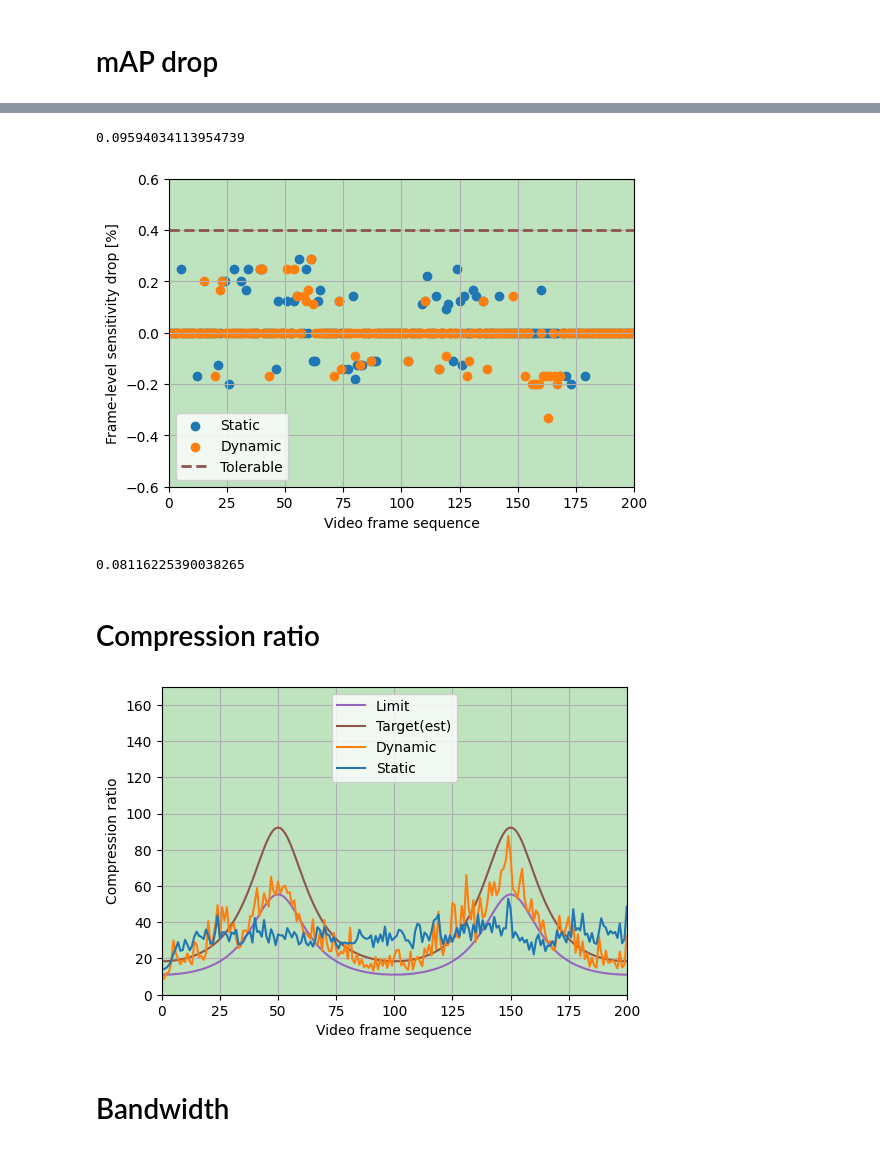
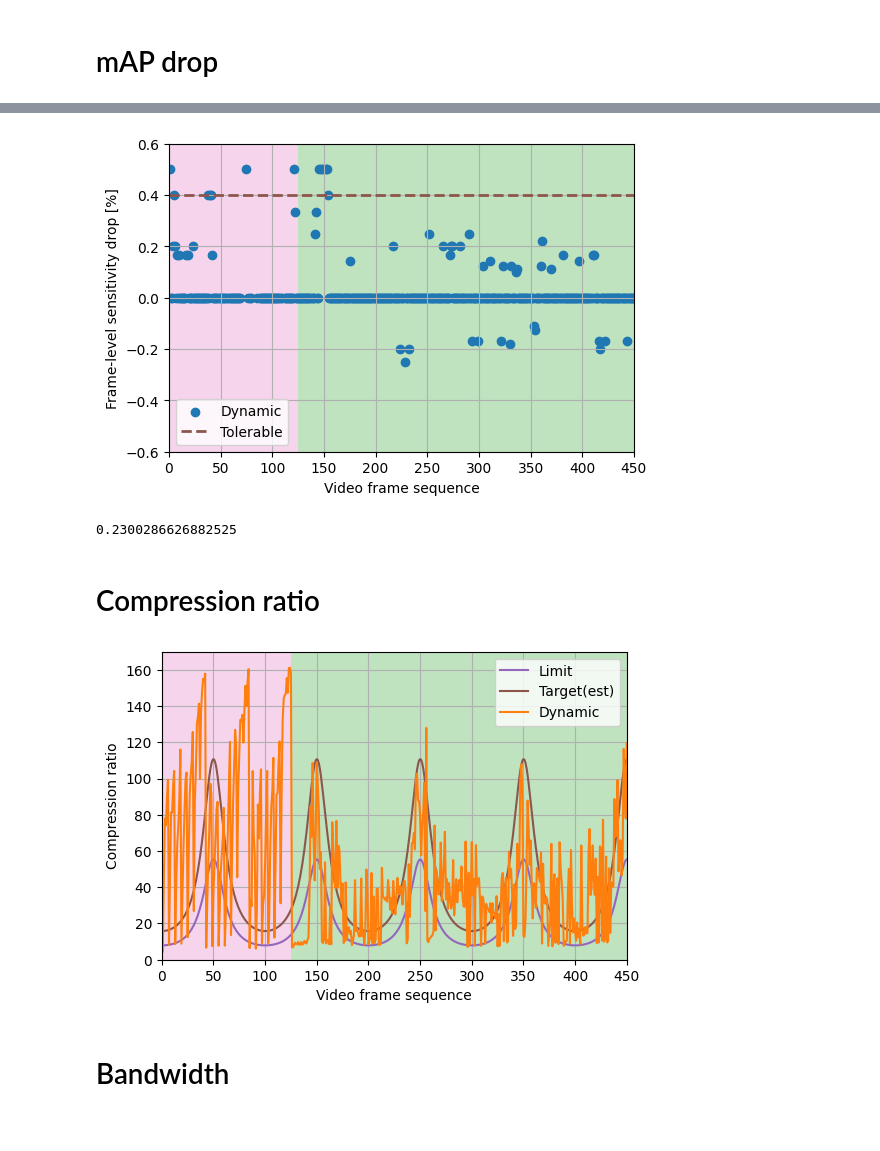
Before and after one commit to Rexyyj/split_DNN_framework, a Jupyter notebook: dynamic_framework/plots/map_drop.ipynb, the cells around one changed output, grey strips where cells are left out. Drawn from its saved outputs; the diff is of its cells as text; code cells hidden in the pictures.

```diff
--- a/dynamic_framework/plots/map_drop.ipynb
+++ b/dynamic_framework/plots/map_drop.ipynb
@@ -3,9 +3,9 @@ import numpy as np
 import matplotlib.pyplot as plt
 import pandas as pd
 # %%
-local_df = pd.read_csv("../measurements/local/map.csv")
-map_df = pd.read_csv("../measurements/JPEG_manager_dyanmic2/map.csv")
-cha_df = pd.read_csv("../measurements/JPEG_manager_dyanmic2/characteristic.csv")
+local_df = pd.read_csv("../measurements/local_long/map.csv")
+map_df = pd.read_csv("../measurements/JPEG_manager_history4/map.csv")
+cha_df = pd.read_csv("../measurements/JPEG_manager_history4/characteristic.csv")
 
 static_map_df = pd.read_csv("../measurements/jpeg_no_change/map.csv")
 static_cha_df = pd.read_csv("../measurements/jpeg_no_change/characteristic.csv")
@@ -84,9 +84,3 @@ plt.savefig("./images/jpeg_map_drop.pdf")
-# %%
-temp  = local_df["map"].to_numpy() - static_map_df["map"].to_numpy()
-
-temp.std()
-# %% [output]
-0.09594034113954739
 # %%
 plt.figure(figsize=(6,4))
 
@@ -98,7 +92,7 @@ for i in range(len(feasibility)):
         plt.axvspan(i, i+1, facecolor='tab:pink', alpha=0.3)
 
 
-plt.scatter(static_map_df["frame_id"].to_numpy(),local_df["sensitivity"].to_numpy() - static_map_df["sensitivity"].to_numpy(),label="Static")
+# plt.scatter(static_map_df["frame_id"].to_numpy(),local_df["sensitivity"].to_numpy() - static_map_df["sensitivity"].to_numpy(),label="Static")
 plt.scatter(map_df["frame_id"].to_numpy(),local_df["sensitivity"].to_numpy() - map_df["sensitivity"].to_numpy(),label="Dynamic")
 plt.axhline(y=0.4, color='tab:brown', linestyle='--', linewidth=2,label="Tolerable")
 
@@ -112,13 +106,13 @@ plt.ylabel("Frame-level sensitivity drop [%]")
 plt.autoscale(axis="x",tight=True)
 plt.savefig("./images/jpeg_sensitivity_drop.pdf")
 # %% [output]
-[figure, old version]
+[figure, new version]
 # %%
 temp  = local_df["sensitivity"].to_numpy() - map_df["sensitivity"].to_numpy()
 
 temp.std()
 # %% [output]
-0.08116225390038265
+0.2300286626882525
 # %% [markdown]
 # Compression ratio
 # %%
@@ -128,28 +122,28 @@ static_cha_df["ratio"] = raw_tensor_size/static_cha_df["datasize_real"]
 # %%
 plt.figure(figsize=(6,4))
 
 
 feasibility = map_df["feasible"].to_numpy()
 for i in range(len(feasibility)):
     if feasibility[i] == 1:
         plt.axvspan(i, i+1, facecolor='tab:green', alpha=0.3)
     else:
         plt.axvspan(i, i+1, facecolor='tab:pink', alpha=0.3)
 
 plt.plot(cha_df["frame_id"].to_numpy(),raw_tensor_size*8/(cha_df["bandwidth"]*0.01),color="tab:purple",label="Limit")
 plt.plot(cha_df["frame_id"].to_numpy(),cha_df["target_cmp"],color="tab:brown",label="Target(est)")
 plt.plot(cha_df["frame_id"].to_numpy(),cha_df["ratio"],color="tab:orange",label="Dynamic")
-plt.plot(static_cha_df["frame_id"].to_numpy(),static_cha_df["ratio"],color="tab:blue",label="Static")
+# plt.plot(static_cha_df["frame_id"].to_numpy(),static_cha_df["ratio"],color="tab:blue",label="Static")
 
 plt.ylim([0,170])
 plt.legend()
 plt.grid()
 plt.xlabel("Video frame sequence")
 plt.ylabel("Compression ratio")
 plt.autoscale(axis="x",tight=True)
 plt.savefig("./images/jpeg_cmp_ratio.pdf")
 # %% [output]
-[figure, old version]
+[figure, new version]
 # %% [markdown]
 # Bandwidth
 # %%
```
Also changed, not shown: parts of 6 cells of this notebook, 35 other files.
